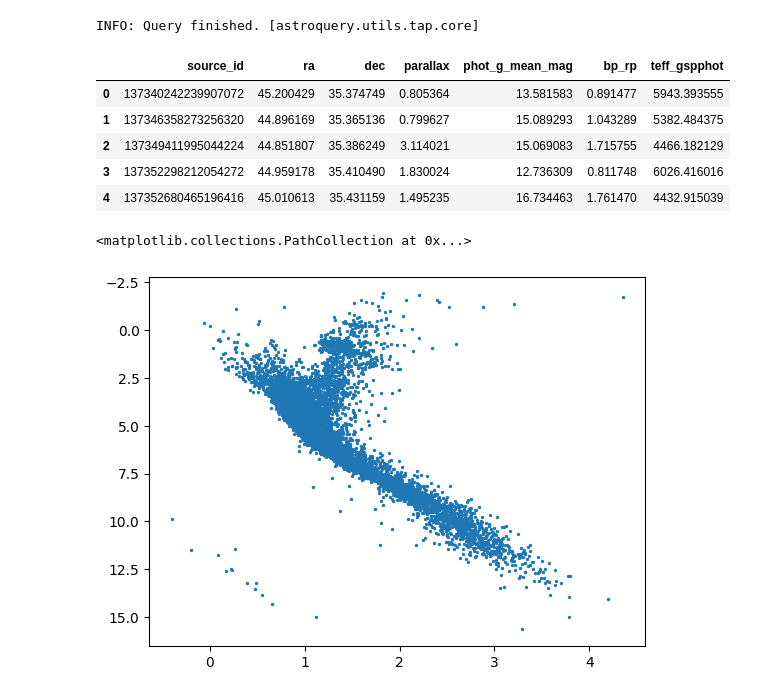
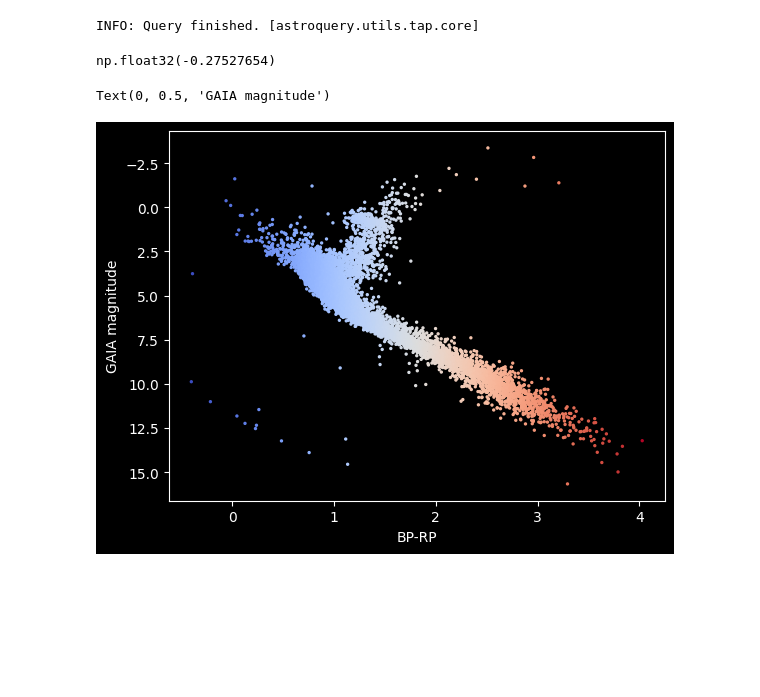
Before and after one commit to NirmalUS/GAIA_HR, a Jupyter notebook: Project/testing_gaia.ipynb, the cells around one changed output. Drawn from its saved outputs; the diff is of its cells as text; code cells hidden in the pictures; blank space fills up the shorter version.

Commit message:
Black background and colour map

```diff
--- a/Project/testing_gaia.ipynb
+++ b/Project/testing_gaia.ipynb
@@ -27,19 +29,20 @@ df = stars.to_pandas()
 # %% [output]
 INFO: Query finished. [astroquery.utils.tap.core]
 # %%
-df.head()
+df["mh_gspphot"].mean()
 # %% [output]
-|  | source_id | ra | dec | parallax | phot_g_mean_mag | bp_rp | teff_gspphot |
-| 0 | 137340242239907072 | 45.200429 | 35.374749 | 0.805364 | 13.581583 | 0.891477 | 5943.393555 |
-| 1 | 137346358273256320 | 44.896169 | 35.365136 | 0.799627 | 15.089293 | 1.043289 | 5382.484375 |
-| 2 | 137349411995044224 | 44.851807 | 35.386249 | 3.114021 | 15.069083 | 1.715755 | 4466.182129 |
-| 3 | 137352298212054272 | 44.959178 | 35.410490 | 1.830024 | 12.736309 | 0.811748 | 6026.416016 |
-| 4 | 137352680465196416 | 45.010613 | 35.431159 | 1.495235 | 16.734463 | 1.761470 | 4432.915039 |
+np.float32(-0.27527654)
 # %%
 df["mag"] = df["phot_g_mean_mag"] + 5 + 5 * np.log10(df["parallax"] / 1000)
-fig, ax = plt.subplots(1, 1)
-ax.yaxis.set_inverted(True)
-ax.scatter(df["bp_rp"], df["mag"], s=2)
-# %% [output]
-<matplotlib.collections.PathCollection at 0x...>
-[figure, removed]
+# %%
+plt.style.use(["dark_background"])
+fig, ax = plt.subplots(1, 1)
+ax.yaxis.set_inverted(True)
+ax.scatter(df["bp_rp"], df["mag"], s=2, cmap="coolwarm", c=df["bp_rp"])
+ax.set_xlabel("BP-RP")
+ax.set_ylabel("GAIA magnitude")
+
+# Colour using bp_rp, mettalicity, proper motion, gravity
+# %% [output]
+Text(0, 0.5, 'GAIA magnitude')
+[figure, added]
```
Also changed, not shown: parts of 1 cell of this notebook.
